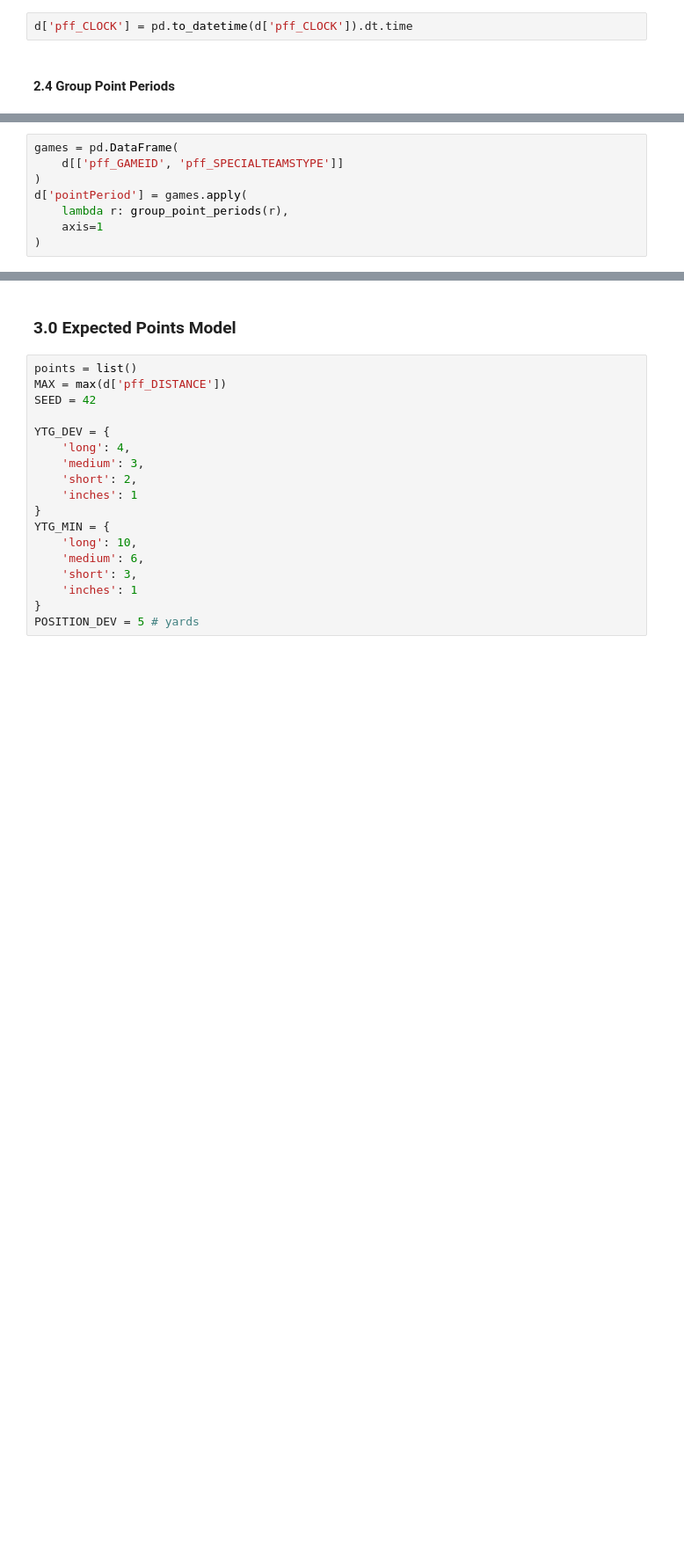
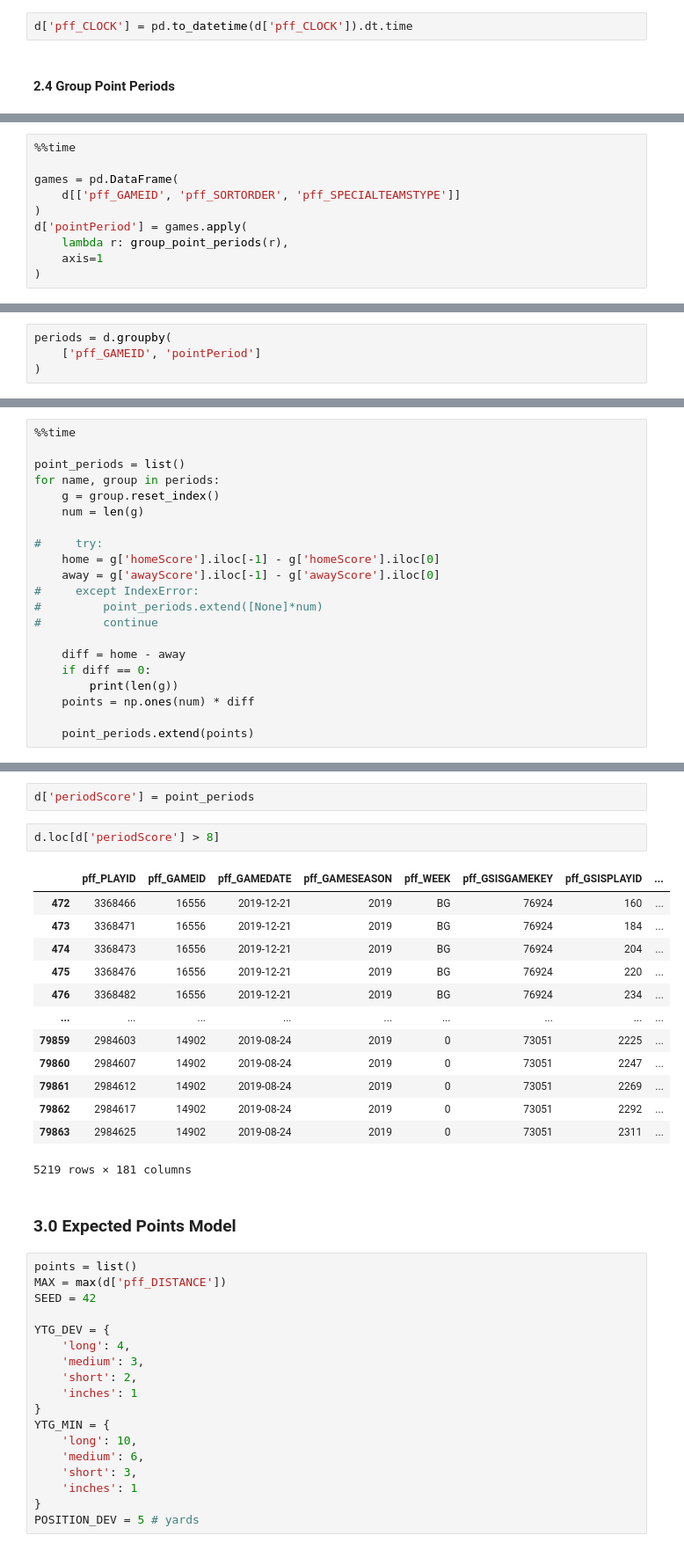
Before and after one commit to iainmuir6/Advanced-Sports-Analytics, a Jupyter notebook: Empirical_ExpectedPointsModel.ipynb, the cells around one changed output, grey strips where cells are left out. Shown at 88% size. Saved outputs shown, nothing was run; the diff lists cells and outputs as text; blank space fills up the shorter version.

Commit message:
assign points to period

```diff
--- a/Empirical_ExpectedPointsModel.ipynb
+++ b/Empirical_ExpectedPointsModel.ipynb
@@ -126,6 +133,8 @@ last_id = None
 # %%
+%%time
+
 games = pd.DataFrame(
-    d[['pff_GAMEID', 'pff_SPECIALTEAMSTYPE']]
+    d[['pff_GAMEID', 'pff_SORTORDER', 'pff_SPECIALTEAMSTYPE']]
 )
 d['pointPeriod'] = games.apply(
     lambda r: group_point_periods(r),
@@ -133,0 +149,4 @@ d['pointPeriod'] = games.apply(
+# %%
+periods = d.groupby(
+    ['pff_GAMEID', 'pointPeriod']
+)
@@ -133,0 +168,21 @@ d['pointPeriod'] = games.apply(
+# %%
+%%time
+
+point_periods = list()
+for name, group in periods:
+    g = group.reset_index()
+    num = len(g)
+
+#     try:
+    home = g['homeScore'].iloc[-1] - g['homeScore'].iloc[0]
+    away = g['awayScore'].iloc[-1] - g['awayScore'].iloc[0]
+#     except IndexError:
+#         point_periods.extend([None]*num)
+#         continue
+
+    diff = home - away
+    if diff == 0:
+        print(len(g))
+    points = np.ones(num) * diff
+
+    point_periods.extend(points)
@@ -134,3 +207,21 @@ d['pointPeriod'] = games.apply(
+# %%
+d['periodScore'] = point_periods
+# %%
+d.loc[d['periodScore'] > 8]
+# %% [output]
+|  | pff_PLAYID | pff_GAMEID | pff_GAMEDATE | pff_GAMESEASON | pff_WEEK | pff_GSISGAMEKEY | pff_GSISPLAYID | ... |
+| 472 | 3368466 | 16556 | 2019-12-21 | 2019 | BG | 76924 | 160 | ... |
+| 473 | 3368471 | 16556 | 2019-12-21 | 2019 | BG | 76924 | 184 | ... |
+| 474 | 3368473 | 16556 | 2019-12-21 | 2019 | BG | 76924 | 204 | ... |
+| 475 | 3368476 | 16556 | 2019-12-21 | 2019 | BG | 76924 | 220 | ... |
+| 476 | 3368482 | 16556 | 2019-12-21 | 2019 | BG | 76924 | 234 | ... |
+| ... | ... | ... | ... | ... | ... | ... | ... | ... |
+| 79859 | 2984603 | 14902 | 2019-08-24 | 2019 | 0 | 73051 | 2225 | ... |
+| 79860 | 2984607 | 14902 | 2019-08-24 | 2019 | 0 | 73051 | 2247 | ... |
+| 79861 | 2984612 | 14902 | 2019-08-24 | 2019 | 0 | 73051 | 2269 | ... |
+| 79862 | 2984617 | 14902 | 2019-08-24 | 2019 | 0 | 73051 | 2292 | ... |
+| 79863 | 2984625 | 14902 | 2019-08-24 | 2019 | 0 | 73051 | 2311 | ... |
+5219 rows × 181 columns
 # %% [markdown]
 ### 3.0 Expected Points Model
 # %%
```
Also changed, not shown: parts of 15 cells of this notebook.
